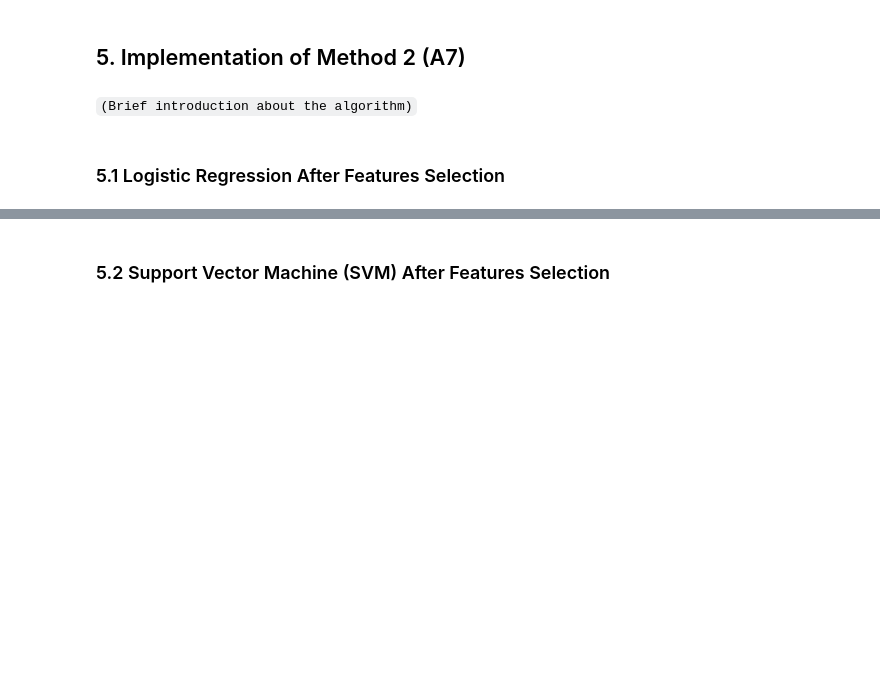
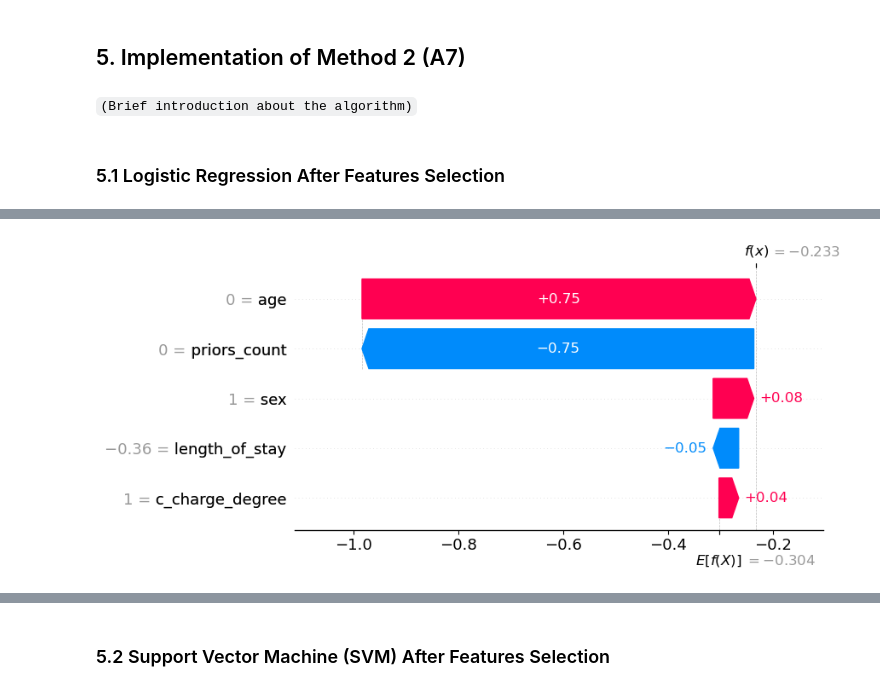
Before and after one commit to TZstatsADS/fall2022-project4-prj4-group6, a Jupyter notebook: doc/main-yayuan.ipynb, the cells around one changed output, grey strips where cells are left out. Saved outputs shown, nothing was run; the diff lists cells and outputs as text; code cells hidden in the pictures; blank space fills up the shorter version.

```diff
--- a/doc/main-yayuan.ipynb
+++ b/doc/main-yayuan.ipynb
@@ -158,0 +157,8 @@ pd.DataFrame(summary_svm)
+# %%
+# code
+import shap
+
+X = pd.concat([x_train, x_test], ignore_index=True)
+
+explainer = shap.Explainer(logReg,X)
+shap_values = explainer(X)
@@ -158,0 +191,4 @@ pd.DataFrame(summary_svm)
+# %%
+shap.plots.waterfall(shap_values[1])
+# %% [output]
+[figure, added]
```
Also changed, not shown: parts of 8 cells of this notebook.
